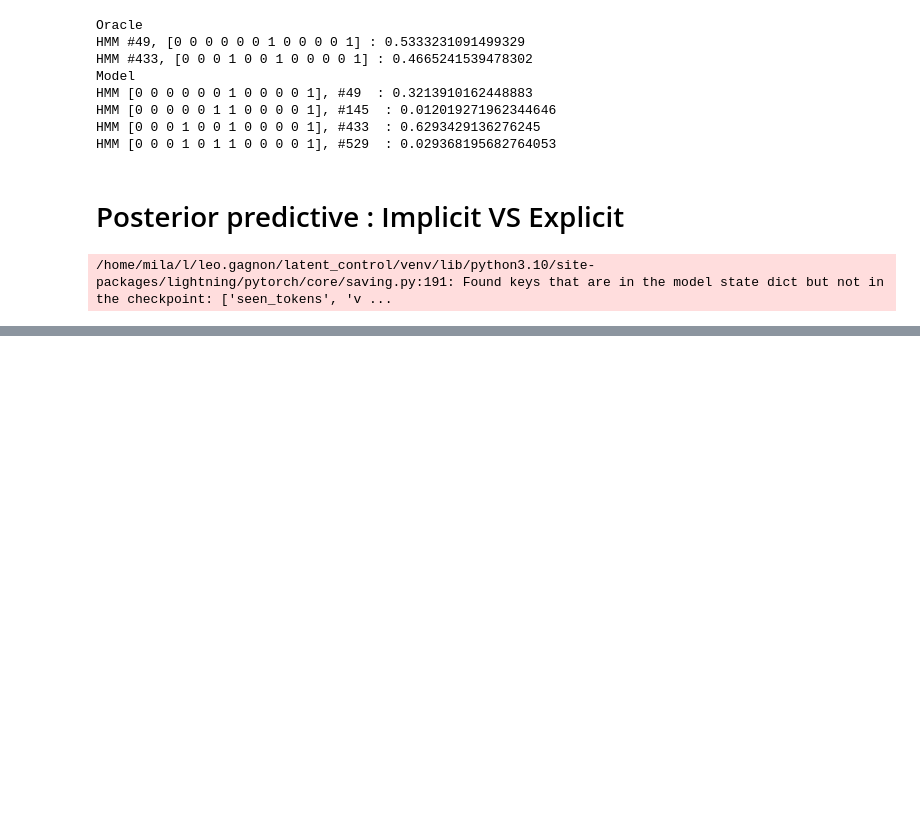
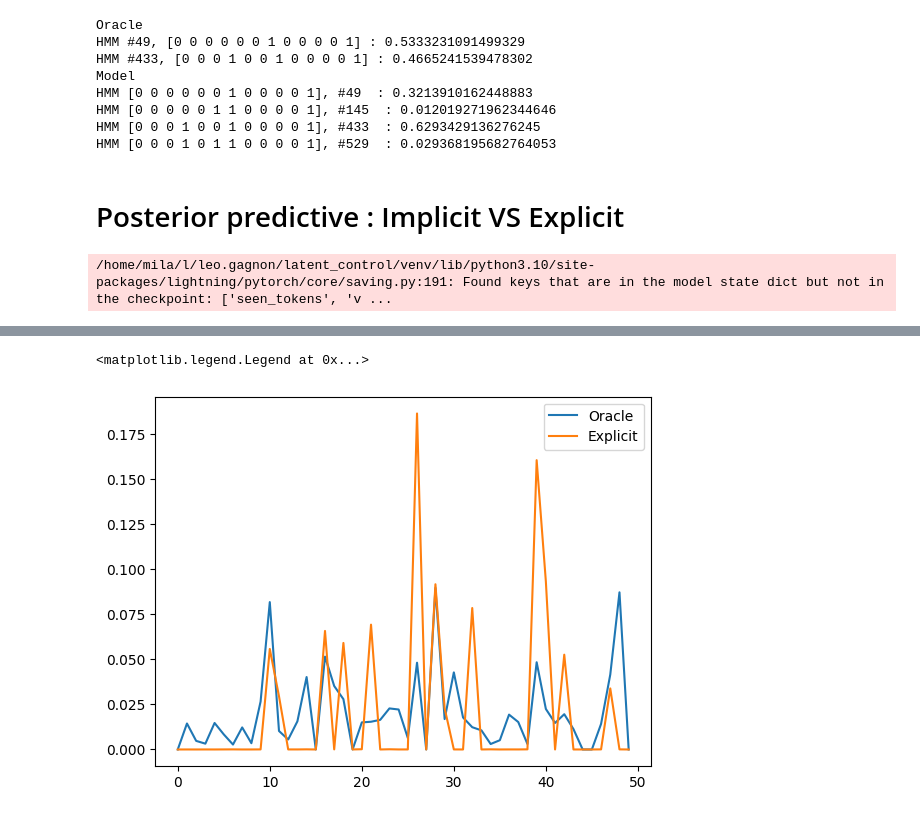
Before and after one commit to leogagnon/latent_control, a Jupyter notebook: notebooks/diffusion.ipynb, the cells around one changed output, grey strips where cells are left out. Cells and saved outputs as stored; diff of their text form; code cells hidden in the pictures; blank space fills up the shorter version.

```diff
--- a/notebooks/diffusion.ipynb
+++ b/notebooks/diffusion.ipynb
@@ -216,3 +250,11 @@ implicit_kl_ = jax.vmap(jax.vmap(rel_entr))(jax.device_put(t2j(i_pred), o_pred.d
+# %%
+plt.plot(oracle_pred[0,0], label='Oracle')
+plt.plot(explicit_pred[0,0], label='Explicit')
+#plt.plot(implicit_pred[0,0], label='Implicit')
+plt.legend()
+# %% [output]
+<matplotlib.legend.Legend at 0x...>
+[figure, added]
 # %%
 #plt.plot((explicit_kl_ + explicit_kl)/2, label='Explicit')
 #plt.plot(explicit_kl_ , label='Explicit backward')
```
Also changed, not shown: parts of 36 cells of this notebook, 4 other files.
